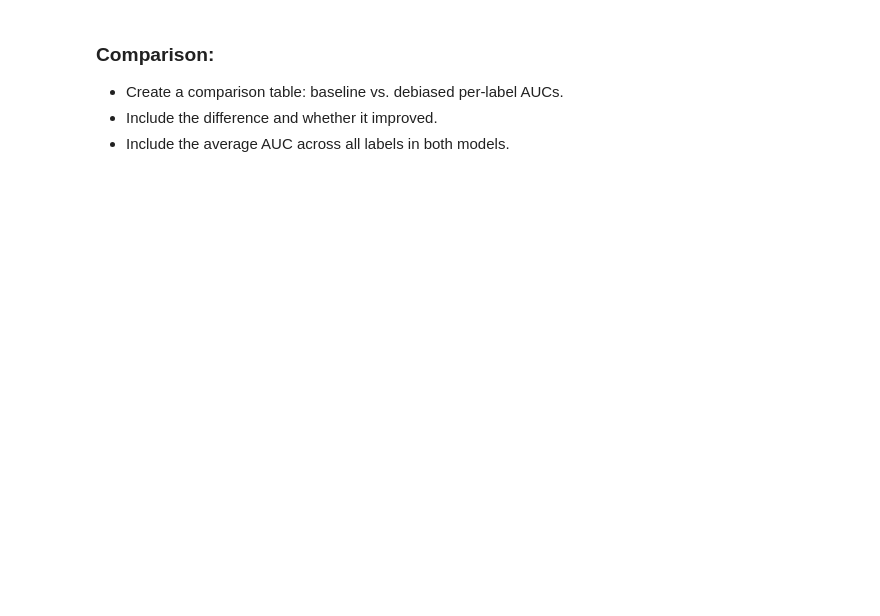
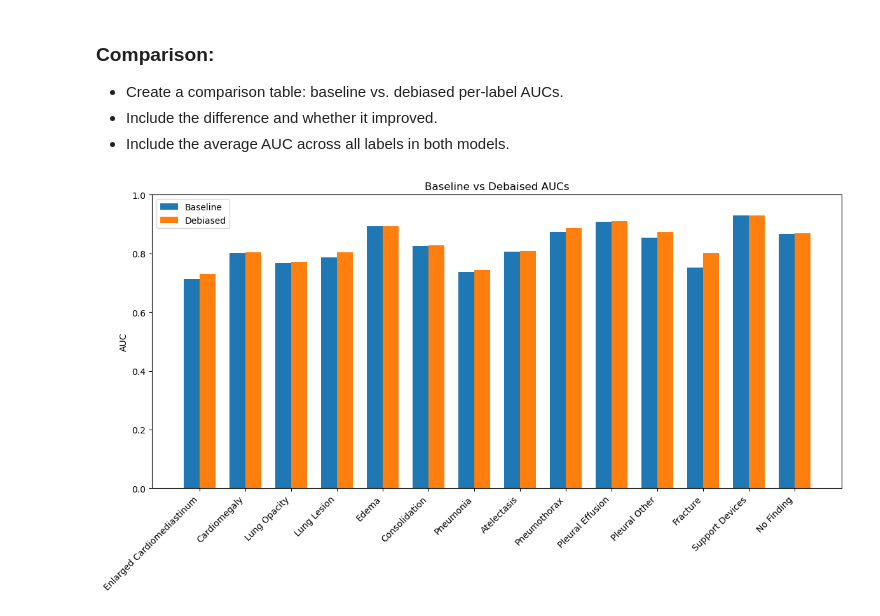
Before and after one commit to AhmedRadwan02/MIMIC_Fairness_Classification, a Jupyter notebook: KaggleNotebook/analysis_2.ipynb, the cells around one changed output. Cells and saved outputs as stored; diff of their text form; code cells hidden in the pictures; blank space fills up the shorter version.

Commit message:
added graph for auc calculation

```diff
--- a/KaggleNotebook/analysis_2.ipynb
+++ b/KaggleNotebook/analysis_2.ipynb
@@ -393,7 +393,7 @@ plot_tpr_gaps(tpr_gaps, ["Gender", "Insurance", "Race"])
 ### Goal: Report AUC for each of the 14 labels and an average AUC across all labels for both Baseline and Debiased Predictions
 # %%
 #BEFORE
-def find_all_aucs_baseline(df, label):
+def find_all_aucs_baseline(df):
     """
     Calculate and record AUC for each label using baseline_test_predictions.csv.
     Compute the average AUC across all labels.
@@ -418,7 +418,7 @@ def find_all_aucs_baseline(df, label):
 
     return aucs_baseline
 
-aucs_baseline = find_all_aucs_baseline(df, label)
+aucs_baseline = find_all_aucs_baseline(df)
 mean_auc = np.mean([value for value in aucs_baseline.values() if value is not None])
 print(f"\nAverage AUC for all labels: {mean_auc}")
 # %% [output]
@@ -443,7 +443,7 @@ Average AUC for all labels: 0.8224311704780389
 #AFTER
 df_debiased = pd.read_csv("Debiased/debiased_test_predictions_3committe_TestOne.csv")
 
-def find_all_aucs_debiased(df_debiased, label):
+def find_all_aucs_debiased(df_debiased):
 
     aucs_debiased = {}
     print(f"----Area Under Curve for All Labels in Debiased Predictions (3committe_TestOne)----")
@@ -461,7 +461,7 @@ def find_all_aucs_debiased(df_debiased, label):
 
     return aucs_debiased
 
-aucs_debiased = find_all_aucs_debiased(df_debiased, label)
+aucs_debiased_ = find_all_aucs_debiased(df_debiased)
 mean_auc = np.mean([value for value in aucs_debiased.values() if value is not None])
 print(f"\nAverage AUC for all labels: {mean_auc}")
 # %% [output]
@@ -485,7 +485,7 @@ Average AUC for all labels: 0.8317652183754365
 # %%
 #AFTER
 df_debiased_2 = pd.read_csv("Debiased/test_predictions_committee20.csv")
-def find_all_aucs_debiased_2(df_debiased_2, label):
+def find_all_aucs_debiased_2(df_debiased_2):
 
     aucs_debiased = {}
     print(f"----Area Under Curve for All Labels in Debiased Predictions (committee20)----")
@@ -503,9 +503,9 @@ def find_all_aucs_debiased_2(df_debiased_2, label):
 
     return aucs_debiased
 
-aucs_debiased = find_all_aucs_debiased_2(df_debiased_2, label)
+aucs_debiased = find_all_aucs_debiased_2(df_debiased_2)
 mean_auc = np.mean([value for value in aucs_debiased.values() if value is not None])
-print(f"\n Average AUC for all labels: {mean_auc}")
+print(f"\nAverage AUC for all labels: {mean_auc}")
 # %% [output]
 ----Area Under Curve for All Labels in Debiased Predictions (committee20)----
 AUC for Enlarged Cardiomediastinum: 0.7297126226135734
@@ -529,3 +529,35 @@ AUC for No Finding: 0.8680109357498629
 - Create a comparison table: baseline vs. debiased per-label AUCs.
 - Include the difference and whether it improved.
 - Include the average AUC across all labels in both models.
+# %%
+def auc_baseline_debiased_comparison_plot(baseline_dict, debiased_dict, title = "Baseline vs Debaised AUCs"):
+    labels = []
+
+    for label in baseline_dict:
+        if baseline_dict[label] is not None and debiased_dict.get(label) is not None:
+            labels.append(label)
+
+
+    baseline_aucs = [baseline_dict[label] for label in labels]
+    debiased_aucs = [debiased_dict[label] for label  in labels]
+
+
+    # -- plotting --
+    x = np.arange(len(labels))
+    width = 0.35
+
+    plt.figure(figsize=(14,6))
+    plt.bar(x-width/2, baseline_aucs, width, label='Baseline')
+    plt.bar(x+width/2, debiased_aucs, width, label='Debiased')
+
+    plt.xticks(x, labels, rotation=45, ha='right')
+    plt.ylim(0,1)
+    plt.title(title)
+    plt.ylabel("AUC")
+    plt.legend()
+    plt.tight_layout
+    plt.show()
+
+auc_baseline_debiased_comparison_plot(aucs_baseline, aucs_debiased)
+# %% [output]
+[figure, added]
```
Also changed, not shown: parts of 2 cells of this notebook.
